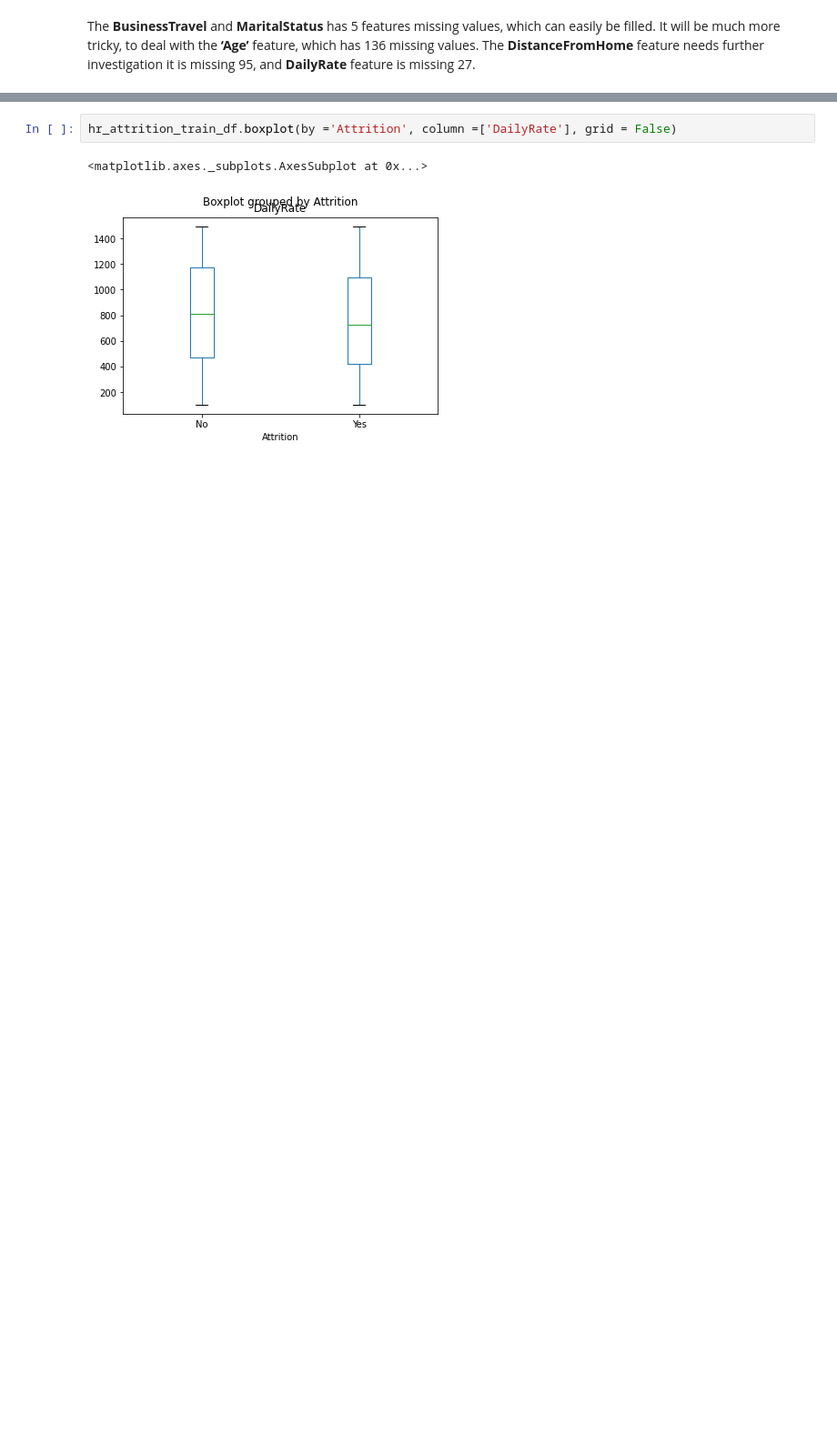
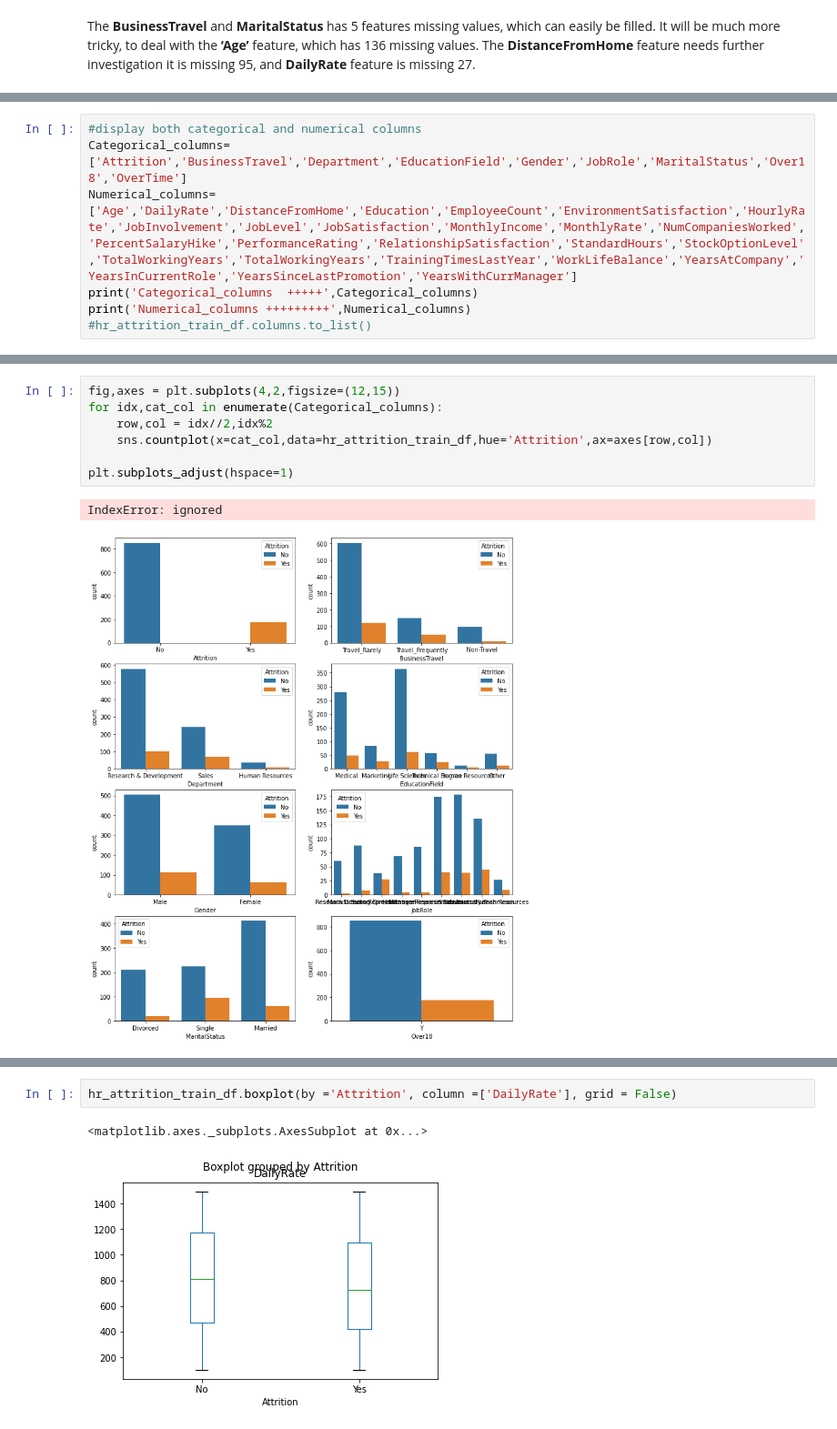
Before and after one commit to lakesidetech/machine_learning, a Jupyter notebook: Copy_of_Employee_attrition_prediction.ipynb, the cells around one changed output, grey strips where cells are left out. Shown at 91% size. Saved outputs shown, nothing was run; the diff lists cells and outputs as text; blank space fills up the shorter version.

```diff
--- a/Copy_of_Employee_attrition_prediction.ipynb
+++ b/Copy_of_Employee_attrition_prediction.ipynb
@@ -102,0 +188,7 @@ hr_attrition_train_df.shape
+# %%
+#display both categorical and numerical columns
+Categorical_columns=['Attrition','BusinessTravel','Department','EducationField','Gender','JobRole','MaritalStatus','Over18','OverTime']
+Numerical_columns=['Age','DailyRate','DistanceFromHome','Education','EmployeeCount','EnvironmentSatisfaction','HourlyRate','JobInvolvement','JobLevel','JobSatisfaction','MonthlyIncome','MonthlyRate','NumCompaniesWorked','PercentSalaryHike','PerformanceRating','RelationshipSatisfaction','StandardHours','StockOptionLevel','TotalWorkingYears','TotalWorkingYears','TrainingTimesLastYear','WorkLifeBalance','YearsAtCompany','YearsInCurrentRole','YearsSinceLastPromotion','YearsWithCurrManager']
+print('Categorical_columns  +++++',Categorical_columns)
+print('Numerical_columns +++++++++',Numerical_columns)
+#hr_attrition_train_df.columns.to_list()
@@ -102,0 +273,10 @@ hr_attrition_train_df.shape
+# %%
+fig,axes = plt.subplots(4,2,figsize=(12,15))
+for idx,cat_col in enumerate(Categorical_columns):
+    row,col = idx//2,idx%2
+    sns.countplot(x=cat_col,data=hr_attrition_train_df,hue='Attrition',ax=axes[row,col])
+
+plt.subplots_adjust(hspace=1)
+# %% [output]
+IndexError: ignored
+[figure, added]
```
Also changed, not shown: parts of 59 cells of this notebook.
